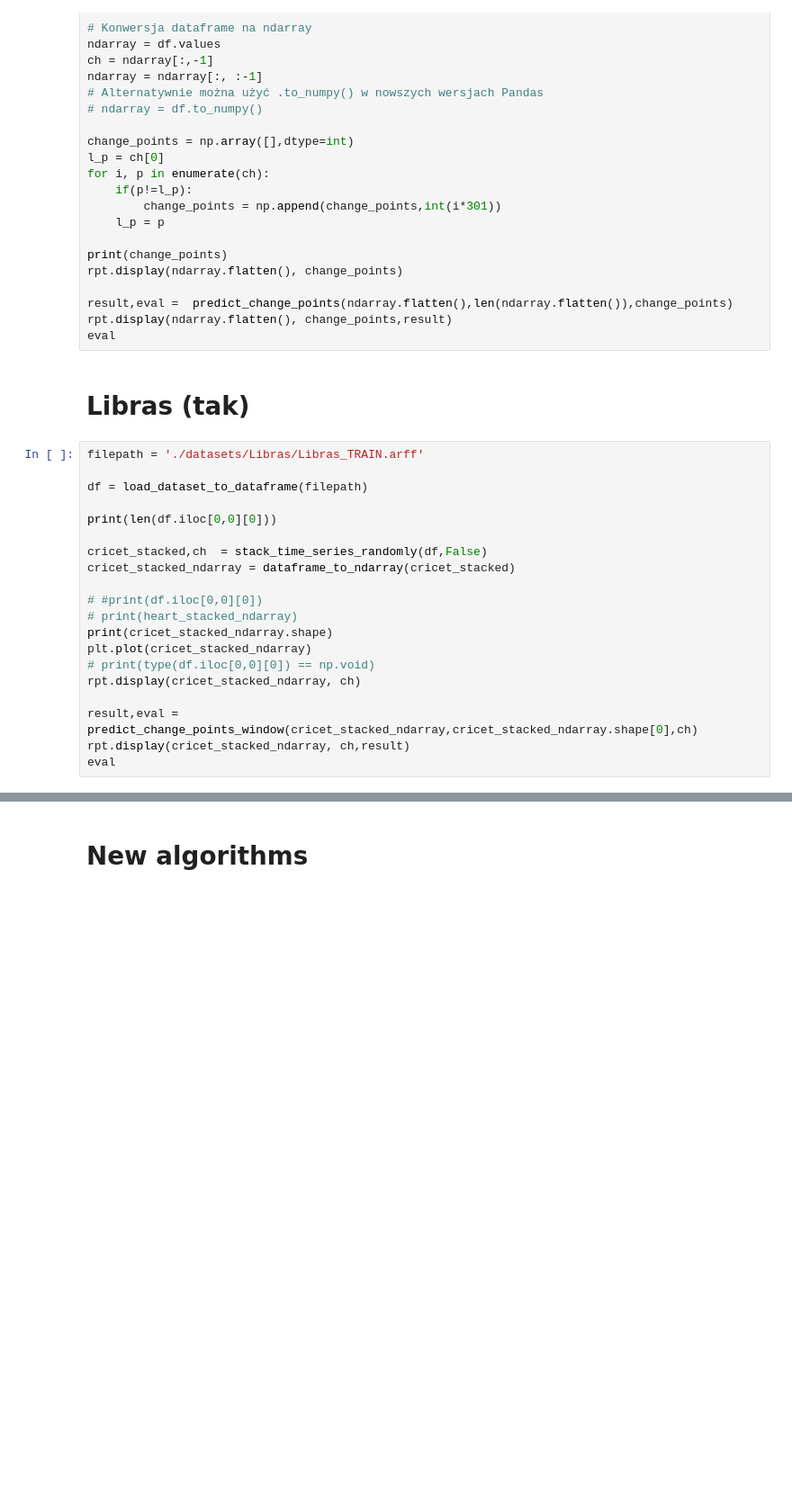
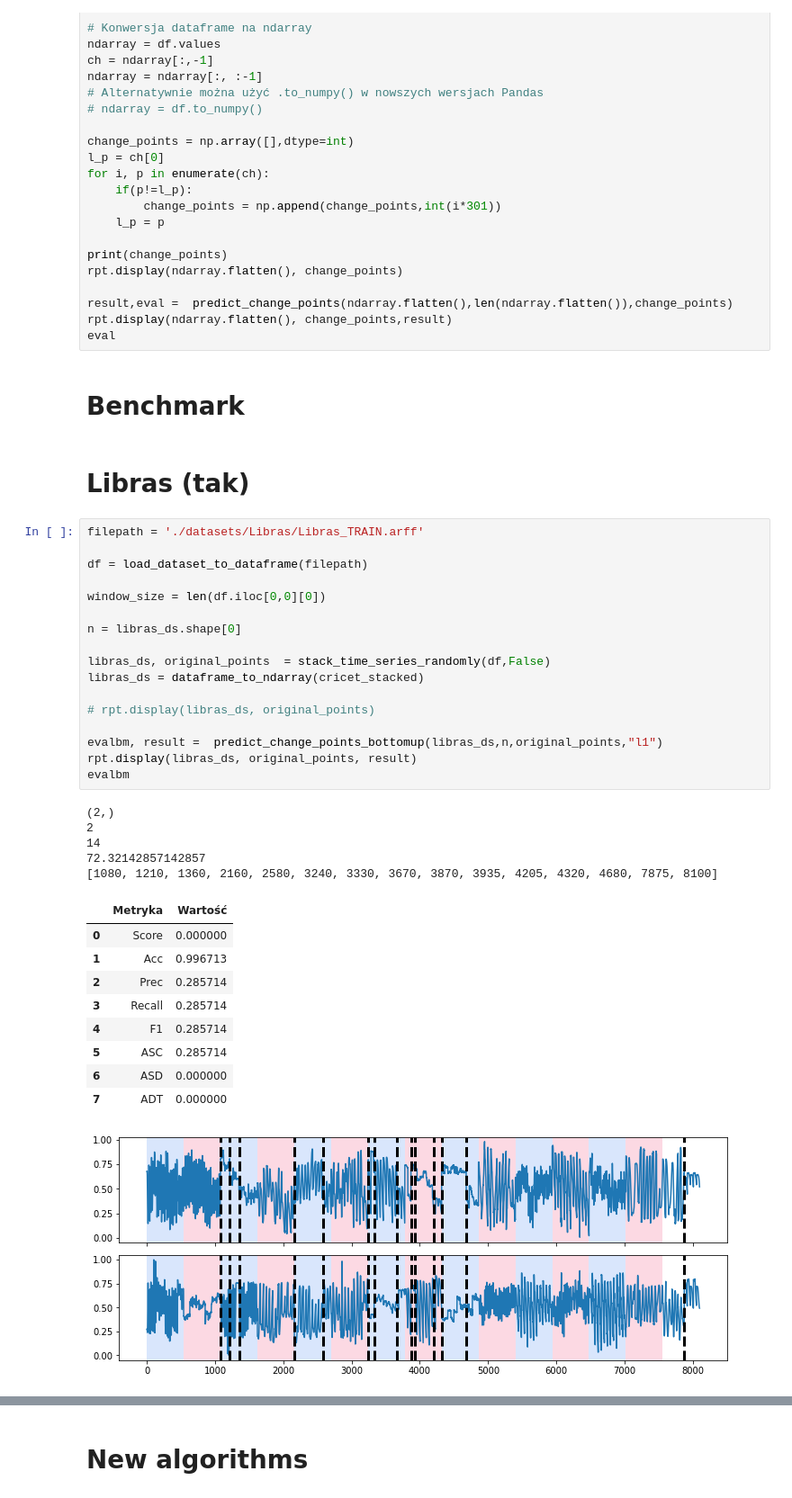
Before and after one commit to damjam212/TimeSeriesSegmentation, a Jupyter notebook: Data_segmentation.ipynb, the cells around one changed output, grey strips where cells are left out. Shown at 90% size. Cells and saved outputs as stored; diff of their text form; blank space fills up the shorter version.

```diff
--- a/Data_segmentation.ipynb
+++ b/Data_segmentation.ipynb
@@ -1084,25 +1128,40 @@ rpt.display(ndarray.flatten(), change_points)
 result,eval =  predict_change_points(ndarray.flatten(),len(ndarray.flatten()),change_points)
 rpt.display(ndarray.flatten(), change_points,result)
 eval
+# %% [markdown]
+# Benchmark
 # %% [markdown]
 # Libras (tak)
 # %%
 filepath = './datasets/Libras/Libras_TRAIN.arff'
 
 df = load_dataset_to_dataframe(filepath)
 
-print(len(df.iloc[0,0][0]))
+window_size = len(df.iloc[0,0][0])
 
-cricet_stacked,ch  = stack_time_series_randomly(df,False)
-cricet_stacked_ndarray = dataframe_to_ndarray(cricet_stacked)
+n = libras_ds.shape[0]
 
-# #print(df.iloc[0,0][0])
-# print(heart_stacked_ndarray)
-print(cricet_stacked_ndarray.shape)
-plt.plot(cricet_stacked_ndarray)
-# print(type(df.iloc[0,0][0]) == np.void)
-rpt.display(cricet_stacked_ndarray, ch)
+libras_ds, original_points  = stack_time_series_randomly(df,False)
+libras_ds = dataframe_to_ndarray(cricet_stacked)
 
-result,eval =  predict_change_points_window(cricet_stacked_ndarray,cricet_stacked_ndarray.shape[0],ch)
-rpt.display(cricet_stacked_ndarray, ch,result)
-eval
+# rpt.display(libras_ds, original_points)
+
+evalbm, result =  predict_change_points_bottomup(libras_ds,n,original_points,"l1")
+rpt.display(libras_ds, original_points, result)
+evalbm
+# %% [output]
+(2,)
+2
+14
+72.32142857142857
+[1080, 1210, 1360, 2160, 2580, 3240, 3330, 3670, 3870, 3935, 4205, 4320, 4680, 7875, 8100]
+|  | Metryka | Wartość |
+| 0 | Score | 0.000000 |
+| 1 | Acc | 0.996713 |
+| 2 | Prec | 0.285714 |
+| 3 | Recall | 0.285714 |
+| 4 | F1 | 0.285714 |
+| 5 | ASC | 0.285714 |
+| 6 | ASD | 0.000000 |
+| 7 | ADT | 0.000000 |
+[figure, added]
```
Also changed, not shown: parts of 14 cells of this notebook.
